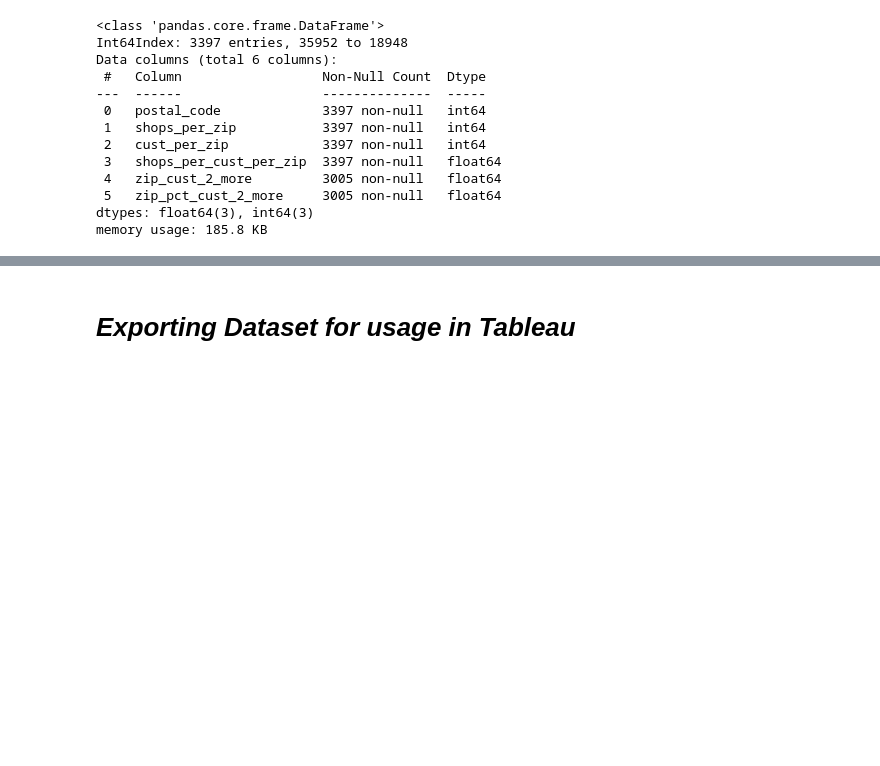
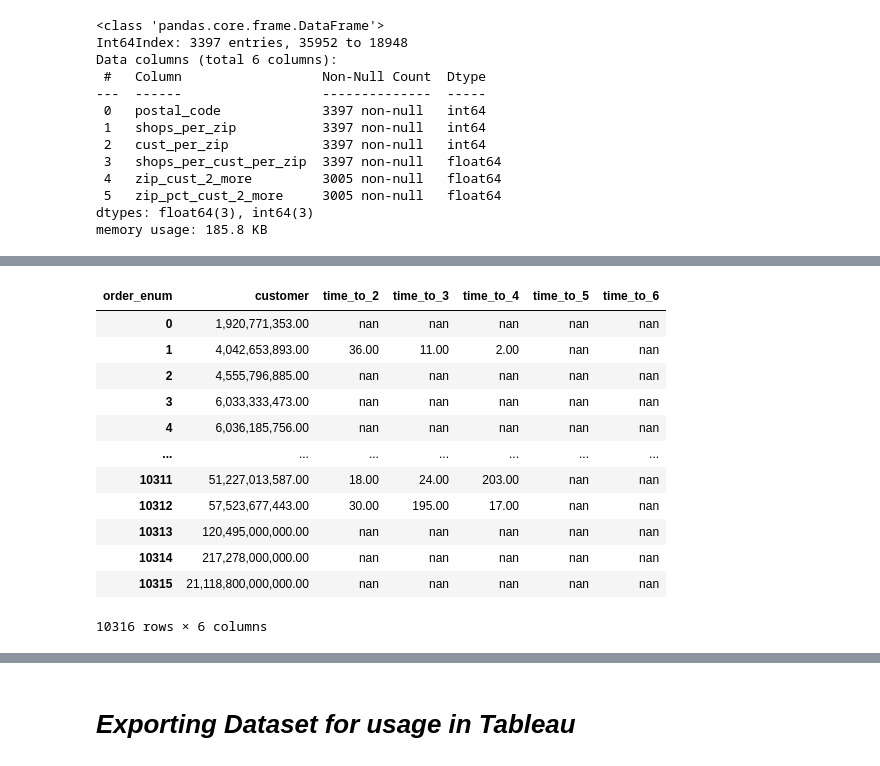
Before and after one commit to aneeshoberoi/churnhw, a Jupyter notebook: ChurnNoteBook_Final.ipynb, the cells around one changed output, grey strips where cells are left out. Drawn from its saved outputs; the diff is of its cells as text; code cells hidden in the pictures; blank space fills up the shorter version.

```diff
--- a/ChurnNoteBook_Final.ipynb
+++ b/ChurnNoteBook_Final.ipynb
@@ -246,0 +364,26 @@ test4[test4['customer']==6196987925]
+# %%
+#Subsequent Purchase -- Time up to 6th purchase
+subs_purchase_time_final=subs_purchase.pivot(index='customer',columns='order_enum', values='time_between_purch').reset_index().add_prefix('time_to_')
+
+# Converting time between purchases to days
+subs_purchase_time_final['time_to_2']=subs_purchase_time_final['time_to_2'].dt.days
+subs_purchase_time_final['time_to_3']=subs_purchase_time_final['time_to_3'].dt.days
+subs_purchase_time_final['time_to_4']=subs_purchase_time_final['time_to_4'].dt.days
+subs_purchase_time_final['time_to_5']=subs_purchase_time_final['time_to_5'].dt.days
+subs_purchase_time_final['time_to_6']=subs_purchase_time_final['time_to_6'].dt.days
+
+subs_purchase_time_final.rename(columns={'time_to_customer':'customer'}).drop(columns=['time_to_1'])
+# %% [output]
+| order_enum | customer | time_to_2 | time_to_3 | time_to_4 | time_to_5 | time_to_6 |
+| 0 | 1,920,771,353.00 | nan | nan | nan | nan | nan |
+| 1 | 4,042,653,893.00 | 36.00 | 11.00 | 2.00 | nan | nan |
+| 2 | 4,555,796,885.00 | nan | nan | nan | nan | nan |
+| 3 | 6,033,333,473.00 | nan | nan | nan | nan | nan |
+| 4 | 6,036,185,756.00 | nan | nan | nan | nan | nan |
+| ... | ... | ... | ... | ... | ... | ... |
+| 10311 | 51,227,013,587.00 | 18.00 | 24.00 | 203.00 | nan | nan |
+| 10312 | 57,523,677,443.00 | 30.00 | 195.00 | 17.00 | nan | nan |
+| 10313 | 120,495,000,000.00 | nan | nan | nan | nan | nan |
+| 10314 | 217,278,000,000.00 | nan | nan | nan | nan | nan |
+| 10315 | 21,118,800,000,000.00 | nan | nan | nan | nan | nan |
+10316 rows × 6 columns
```
Also changed, not shown: parts of 33 cells of this notebook.
